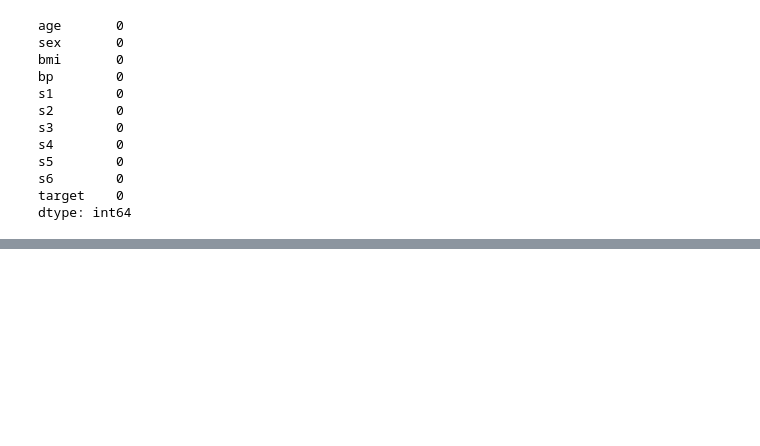
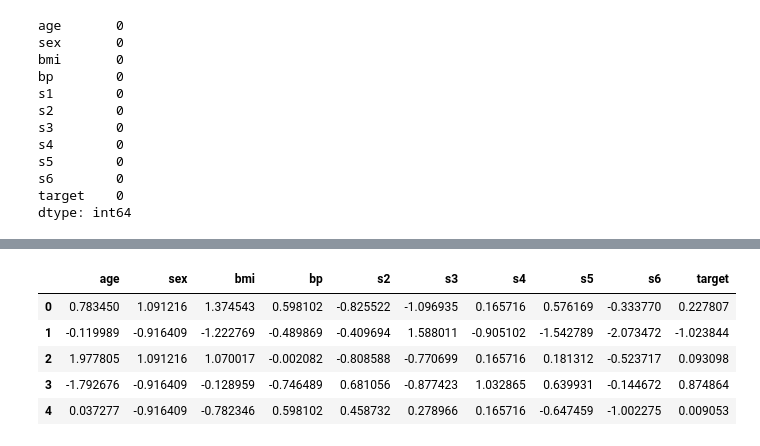
Before and after one commit to Firtux/Projects, a Jupyter notebook: ML/MLR_Sklearn.ipynb, the cells around one changed output, grey strips where cells are left out. Cells and saved outputs as stored; diff of their text form; code cells hidden in the pictures; blank space fills up the shorter version.

```diff
--- a/ML/MLR_Sklearn.ipynb
+++ b/ML/MLR_Sklearn.ipynb
@@ -115,0 +145,15 @@ g.map(sns.scatterplot)
+# %%
+from sklearn.preprocessing import PowerTransformer
+
+pt = PowerTransformer()
+new_data = pd.DataFrame(pt.fit_transform(data),
+                      columns = data.columns)
+
+new_data.head()
+# %% [output]
+|  | age | sex | bmi | bp | s2 | s3 | s4 | s5 | s6 | target |
+| 0 | 0.783450 | 1.091216 | 1.374543 | 0.598102 | -0.825522 | -1.096935 | 0.165716 | 0.576169 | -0.333770 | 0.227807 |
+| 1 | -0.119989 | -0.916409 | -1.222769 | -0.489869 | -0.409694 | 1.588011 | -0.905102 | -1.542789 | -2.073472 | -1.023844 |
+| 2 | 1.977805 | 1.091216 | 1.070017 | -0.002082 | -0.808588 | -0.770699 | 0.165716 | 0.181312 | -0.523717 | 0.093098 |
+| 3 | -1.792676 | -0.916409 | -0.128959 | -0.746489 | 0.681056 | -0.877423 | 1.032865 | 0.639931 | -0.144672 | 0.874864 |
+| 4 | 0.037277 | -0.916409 | -0.782346 | 0.598102 | 0.458732 | 0.278966 | 0.165716 | -0.647459 | -1.002275 | 0.009053 |
```
Also changed, not shown: parts of 10 cells of this notebook.
